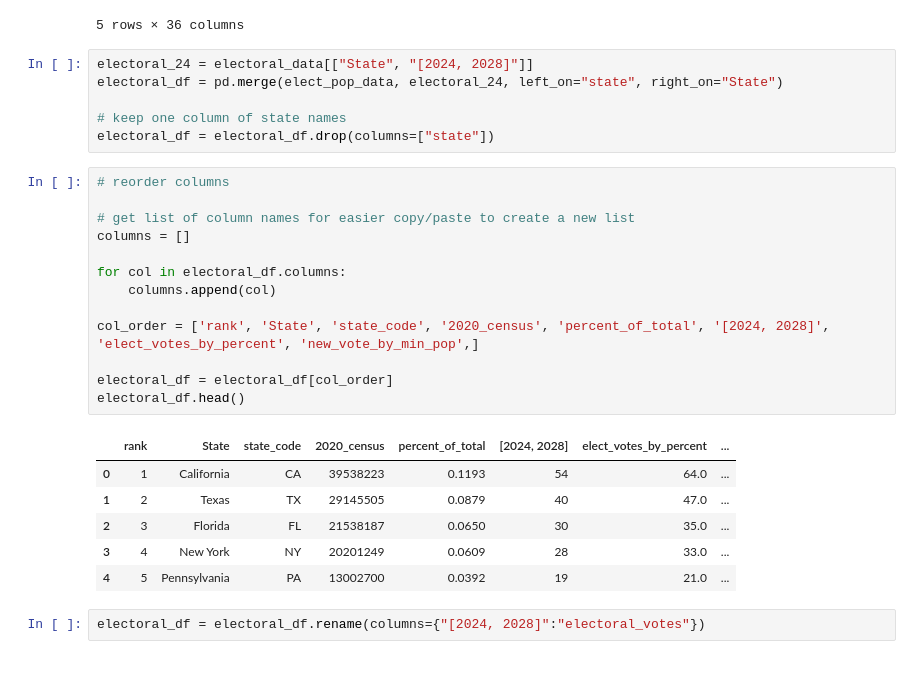
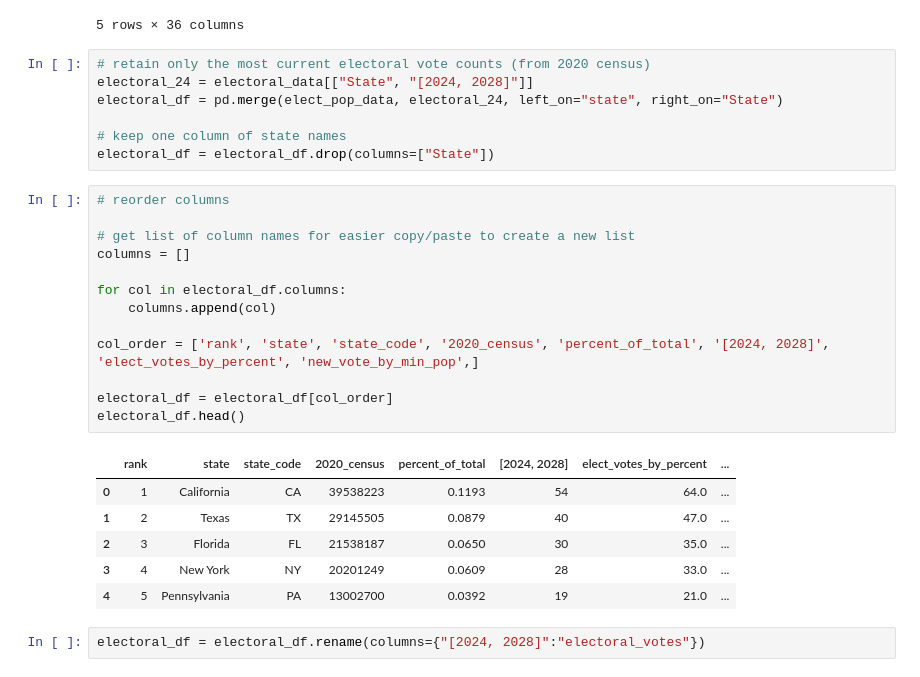
Before and after one commit to eithereal/electoral_college_analysis, a Jupyter notebook: 4_electoral_voting_visualized.ipynb, the cells around one changed output. Cells and saved outputs as stored; diff of their text form.

```diff
--- a/4_electoral_voting_visualized.ipynb
+++ b/4_electoral_voting_visualized.ipynb
@@ -27,26 +40,27 @@ electoral_data.head()
 | 4 | California | 0 | 0 | 0 | 0 | 0 | 0 | 0 | 0 | ... |
 5 rows × 36 columns
 # %%
+# retain only the most current electoral vote counts (from 2020 census)
 electoral_24 = electoral_data[["State", "[2024, 2028]"]]
 electoral_df = pd.merge(elect_pop_data, electoral_24, left_on="state", right_on="State")
 
 # keep one column of state names
-electoral_df = electoral_df.drop(columns=["state"])
+electoral_df = electoral_df.drop(columns=["State"])
 # %%
 # reorder columns
 
 # get list of column names for easier copy/paste to create a new list
 columns = []
 
 for col in electoral_df.columns:
     columns.append(col)
 
-col_order = ['rank', 'State', 'state_code', '2020_census', 'percent_of_total', '[2024, 2028]', 'elect_votes_by_percent', 'new_vote_by_min_pop',]
+col_order = ['rank', 'state', 'state_code', '2020_census', 'percent_of_total', '[2024, 2028]', 'elect_votes_by_percent', 'new_vote_by_min_pop',]
 
 electoral_df = electoral_df[col_order]
 electoral_df.head()
 # %% [output]
-|  | rank | State | state_code | 2020_census | percent_of_total | [2024, 2028] | elect_votes_by_percent | ... |
+|  | rank | state | state_code | 2020_census | percent_of_total | [2024, 2028] | elect_votes_by_percent | ... |
 | 0 | 1 | California | CA | 39538223 | 0.1193 | 54 | 64.0 | ... |
 | 1 | 2 | Texas | TX | 29145505 | 0.0879 | 40 | 47.0 | ... |
 | 2 | 3 | Florida | FL | 21538187 | 0.0650 | 30 | 35.0 | ... |
```
Also changed, not shown: parts of 25 cells of this notebook, 10 other files.
